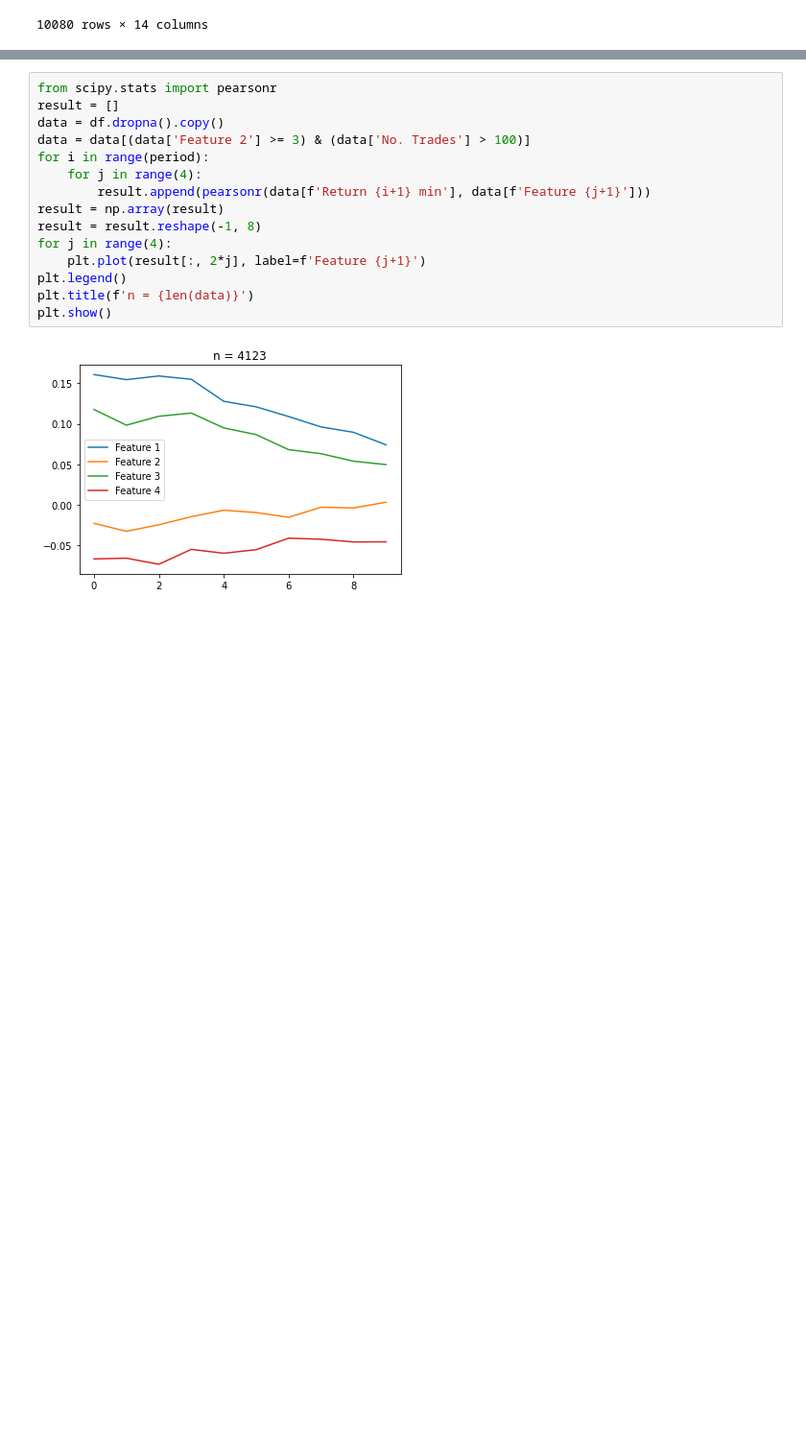
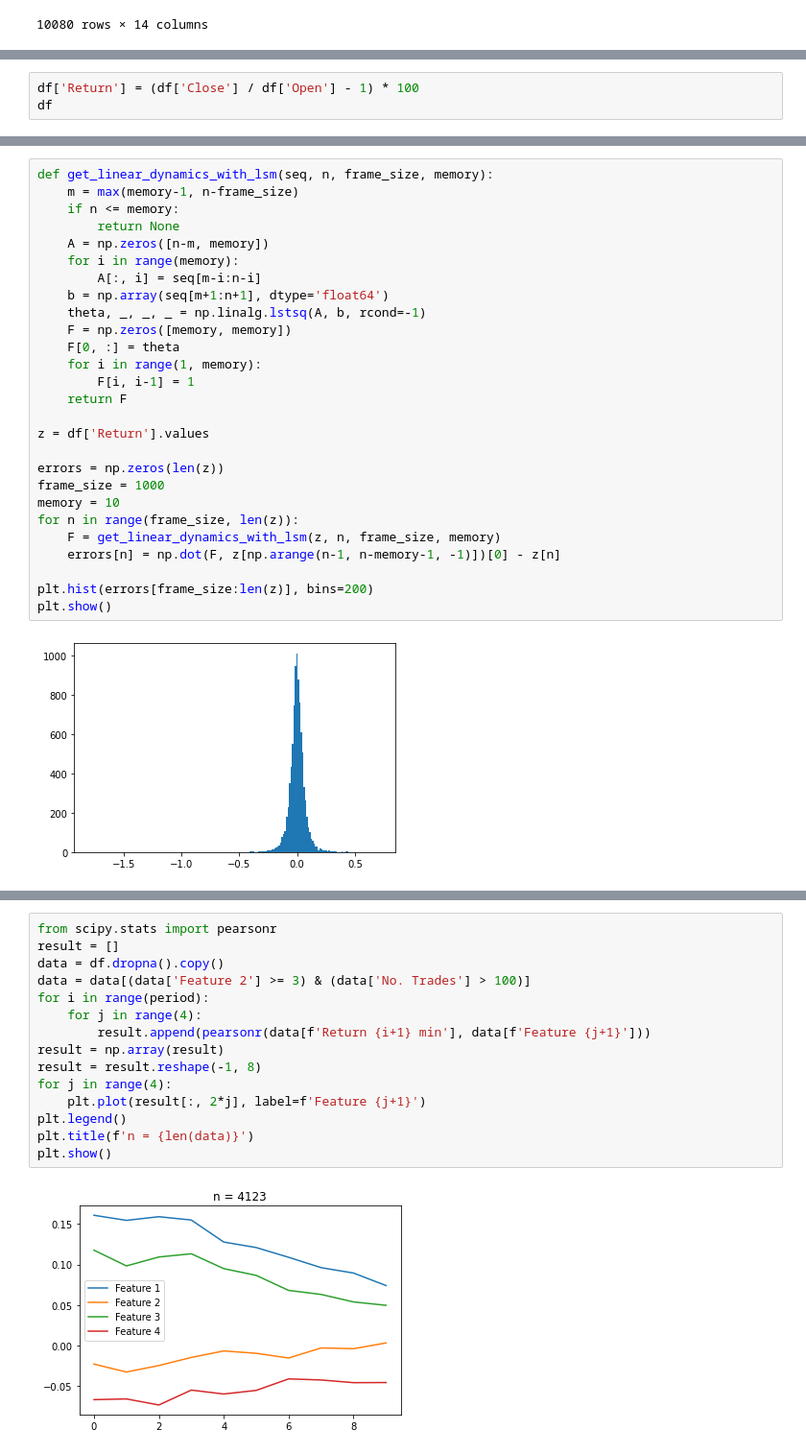
Before and after one commit to MohsenGhodrati/cvx_project_Kalman_Filter, a Jupyter notebook: Experiments.ipynb, the cells around one changed output, grey strips where cells are left out. Shown: that part at 96% size. Cells and saved outputs as stored; diff of their text form; blank space fills up the shorter version.

```diff
--- a/Experiments.ipynb
+++ b/Experiments.ipynb
@@ -64,0 +65,3 @@ df.to_csv('data/data.csv')
+# %%
+df['Return'] = (df['Close'] / df['Open'] - 1) * 100
+df
@@ -64,0 +82,29 @@ df.to_csv('data/data.csv')
+# %%
+def get_linear_dynamics_with_lsm(seq, n, frame_size, memory):
+    m = max(memory-1, n-frame_size)
+    if n <= memory:
+        return None
+    A = np.zeros([n-m, memory])
+    for i in range(memory):
+        A[:, i] = seq[m-i:n-i]
+    b = np.array(seq[m+1:n+1], dtype='float64')
+    theta, _, _, _ = np.linalg.lstsq(A, b, rcond=-1)
+    F = np.zeros([memory, memory])
+    F[0, :] = theta
+    for i in range(1, memory):
+        F[i, i-1] = 1
+    return F
+
+z = df['Return'].values
+
+errors = np.zeros(len(z))
+frame_size = 1000
+memory = 10
+for n in range(frame_size, len(z)):
+    F = get_linear_dynamics_with_lsm(z, n, frame_size, memory)
+    errors[n] = np.dot(F, z[np.arange(n-1, n-memory-1, -1)])[0] - z[n]
+
+plt.hist(errors[frame_size:len(z)], bins=200)
+plt.show()
+# %% [output]
+[figure, added]
```
Also changed, not shown: parts of 3 cells of this notebook, 1 other file.
